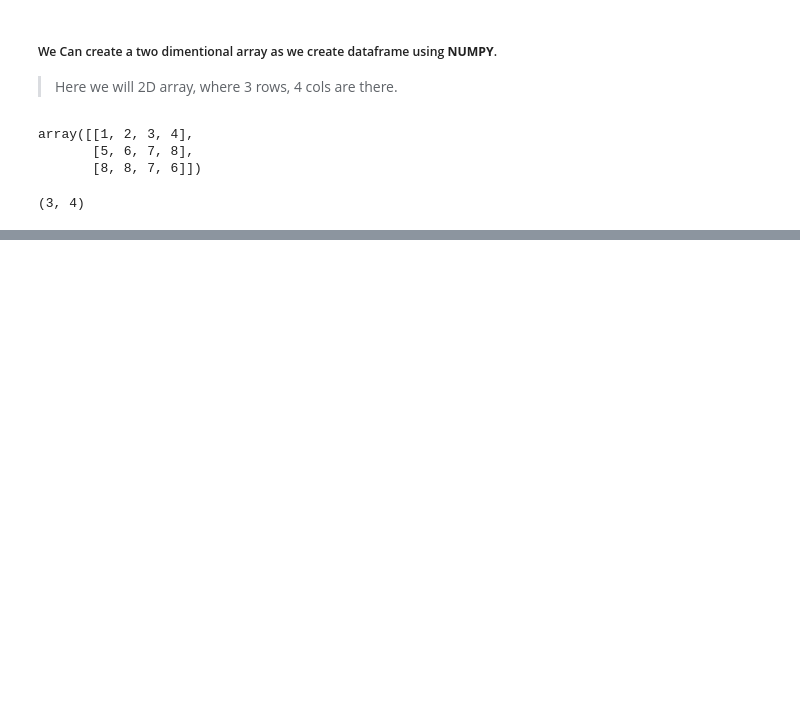
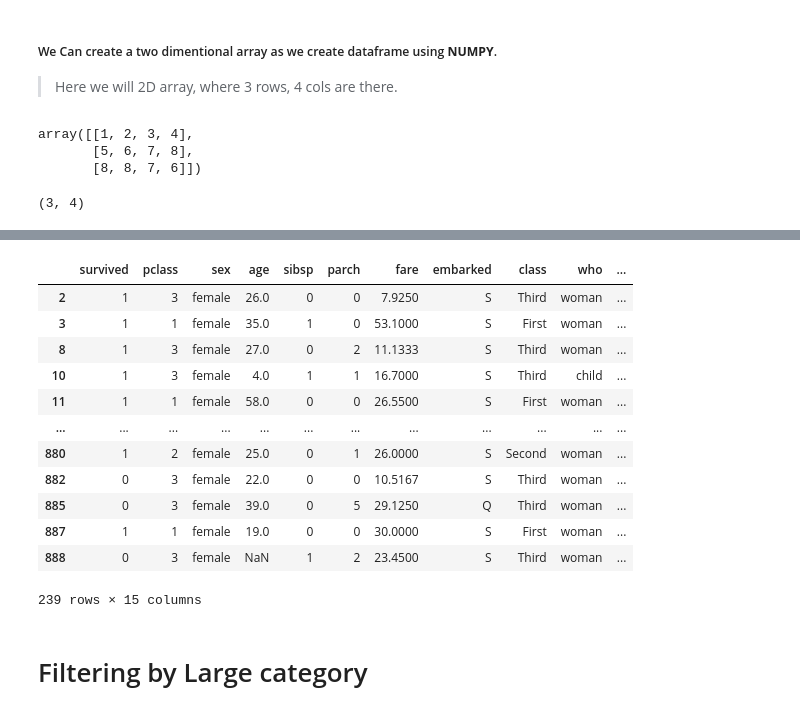
Before and after one commit to sohailahmad25/python_data_analysis, a Jupyter notebook: pandas_day5.ipynb, the cells around one changed output, grey strips where cells are left out. Saved outputs shown, nothing was run; the diff lists cells and outputs as text; code cells hidden in the pictures; blank space fills up the shorter version.

```diff
--- a/pandas_day5.ipynb
+++ b/pandas_day5.ipynb
@@ -168,0 +494,20 @@ np.shape(arr)
+# %%
+df4[((df4.embark_town == 'Southampton') | (df4.embark_town == 'Queenstown')) & (df4.sex == 'female')]
+
+# brackets are placed to direct the interpreter that first two conditions will be executed and then the result will be & to 'female' condition
+# %% [output]
+|  | survived | pclass | sex | age | sibsp | parch | fare | embarked | class | who | ... |
+| 2 | 1 | 3 | female | 26.0 | 0 | 0 | 7.9250 | S | Third | woman | ... |
+| 3 | 1 | 1 | female | 35.0 | 1 | 0 | 53.1000 | S | First | woman | ... |
+| 8 | 1 | 3 | female | 27.0 | 0 | 2 | 11.1333 | S | Third | woman | ... |
+| 10 | 1 | 3 | female | 4.0 | 1 | 1 | 16.7000 | S | Third | child | ... |
+| 11 | 1 | 1 | female | 58.0 | 0 | 0 | 26.5500 | S | First | woman | ... |
+| ... | ... | ... | ... | ... | ... | ... | ... | ... | ... | ... | ... |
+| 880 | 1 | 2 | female | 25.0 | 0 | 1 | 26.0000 | S | Second | woman | ... |
+| 882 | 0 | 3 | female | 22.0 | 0 | 0 | 10.5167 | S | Third | woman | ... |
+| 885 | 0 | 3 | female | 39.0 | 0 | 5 | 29.1250 | Q | Third | woman | ... |
+| 887 | 1 | 1 | female | 19.0 | 0 | 0 | 30.0000 | S | First | woman | ... |
+| 888 | 0 | 3 | female | NaN | 1 | 2 | 23.4500 | S | Third | woman | ... |
+239 rows × 15 columns
+# %% [markdown]
+# Filtering by Large category
```
Also changed, not shown: parts of 77 cells of this notebook, 1 other file.
